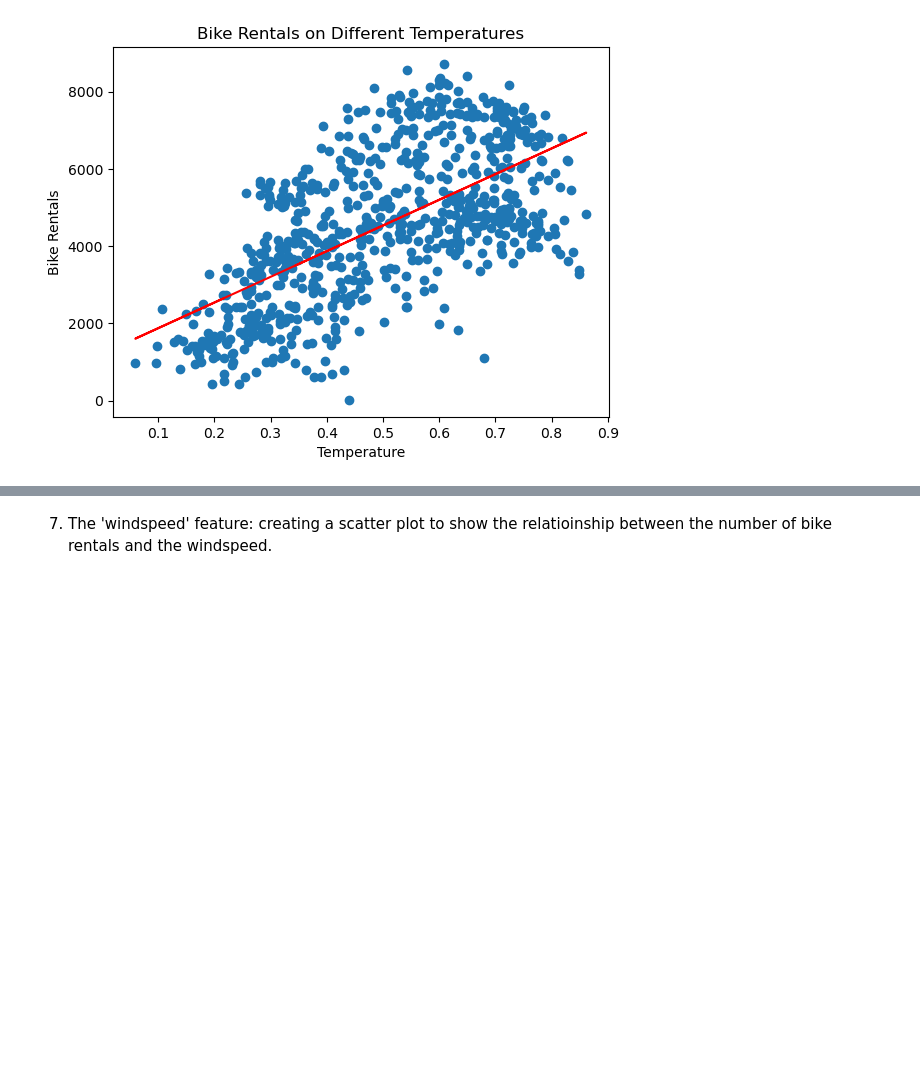
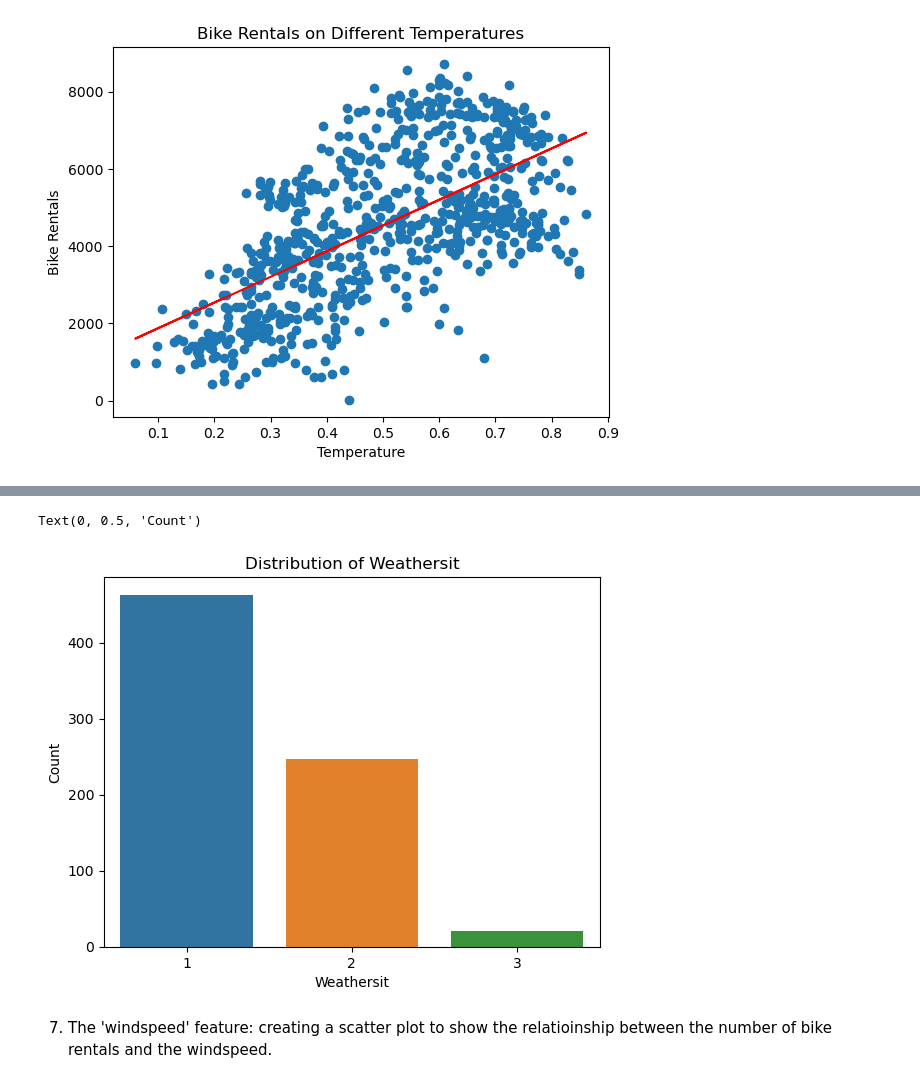
Before and after one commit to mohamedalbasuonyi/Bike-Sharing-Dataset, a Jupyter notebook: Milestone1.ipynb, the cells around one changed output, grey strips where cells are left out. Cells and saved outputs as stored; diff of their text form; code cells hidden in the pictures; blank space fills up the shorter version.

```diff
--- a/Milestone1.ipynb
+++ b/Milestone1.ipynb
@@ -294,3 +308,12 @@ plt.show()
+# %%
+# Distribution Figure
+sns.countplot(x='weathersit', data=df)
+plt.title('Distribution of Weathersit')
+plt.xlabel('Weathersit')
+plt.ylabel('Count')
+# %% [output]
+Text(0, 0.5, 'Count')
+[figure, added]
 # %% [markdown]
 7. The 'windspeed' feature: creating a scatter plot to show the relatioinship between the number of bike rentals and the windspeed.
 # %%
```
Also changed, not shown: parts of 7 cells of this notebook.
